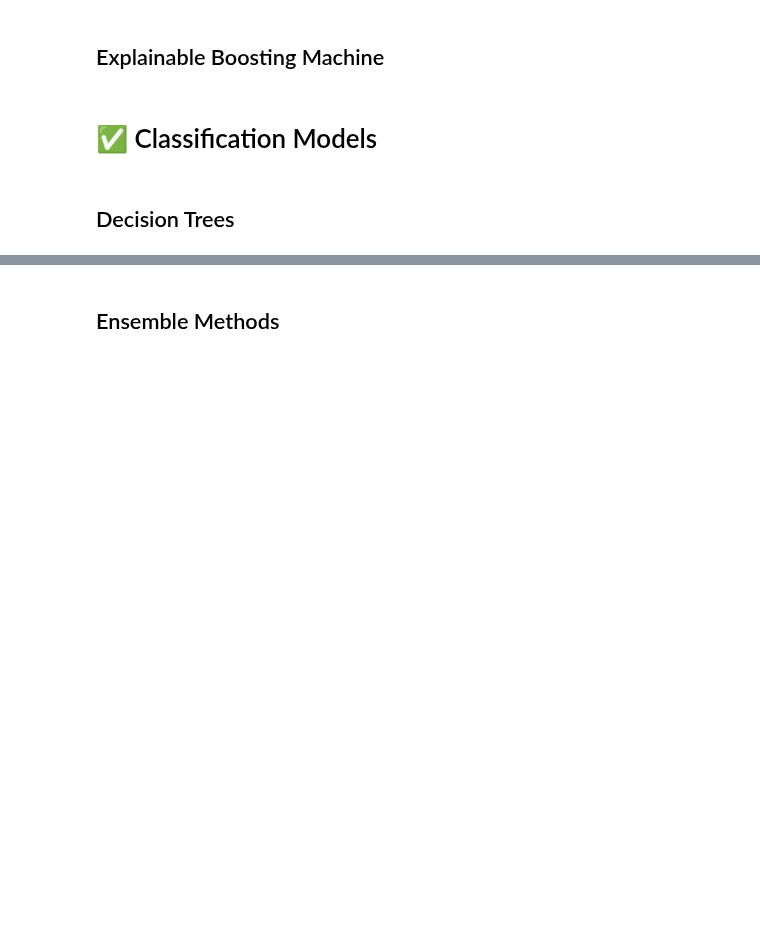
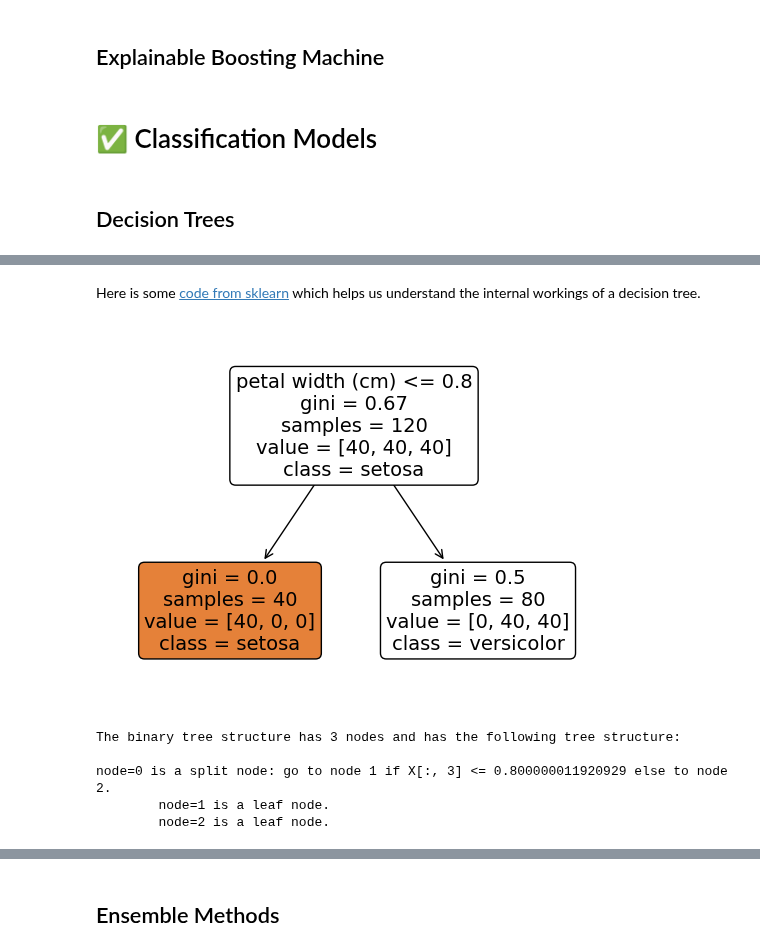
Before and after one commit to mahynski/chemometric-carpentry, a Jupyter notebook: notebooks/5_Machine_Learning_Models.ipynb, the cells around one changed output, grey strips where cells are left out. Drawn from its saved outputs; the diff is of its cells as text; code cells hidden in the pictures; blank space fills up the shorter version.

```diff
--- a/notebooks/5_Machine_Learning_Models.ipynb
+++ b/notebooks/5_Machine_Learning_Models.ipynb
@@ -39,0 +70,25 @@ Both
+# %%
+from sklearn.model_selection import train_test_split
+from sklearn.datasets import load_iris
+
+data = load_iris(return_X_y=False, as_frame=True)
+
+X_train, X_test, y_train, y_test = train_test_split(
+    data.data, data.target, test_size=0.2, shuffle=True, random_state=42,
+    stratify=data.target
+)
+# %%
+# A depth 1 decision tree is sometimes called a "stump"
+stump = DecisionTreeClassifier(
+    random_state=0, # Be sure to set this for reproducibility
+    max_depth=1,
+    class_weight='balanced' # Balance the tree based on class probabilities
+)
+_ = stump.fit(X_train, y_train)
+
+tree = DecisionTreeClassifier(
+    random_state=0, # Be sure to set this for reproducibility
+    max_depth=3,
+    class_weight='balanced' # Balance the tree based on class probabilities
+)
+_ = tree.fit(X_train, y_train)
@@ -39,0 +106,2 @@ Both
+# %% [markdown]
+Here is some [code from sklearn](https://scikit-learn.org/stable/auto_examples/tree/plot_unveil_tree_structure.html#sphx-glr-auto-examples-tree-plot-unveil-tree-structure-py) which helps us understand the internal workings of a decision tree.
@@ -39,0 +204,22 @@ Both
+# %%
+_ = plot_tree(
+    stump,
+    feature_names=data['feature_names'],
+    class_names=data['target_names'],
+    label='all',
+    impurity=True,
+    proportion=False,
+    precision=2,
+    rounded=True, # Improved visualization
+    filled=True # Color-code the tree based on majority class
+)
+# %% [output]
+[figure, added]
+# %%
+describe_tree(stump)
+# %% [output]
+The binary tree structure has 3 nodes and has the following tree structure:
+
+node=0 is a split node: go to node 1 if X[:, 3] <= 0.800000011920929 else to node 2.
+        node=1 is a leaf node.
+        node=2 is a leaf node.
```
Also changed, not shown: parts of 28 cells of this notebook.
